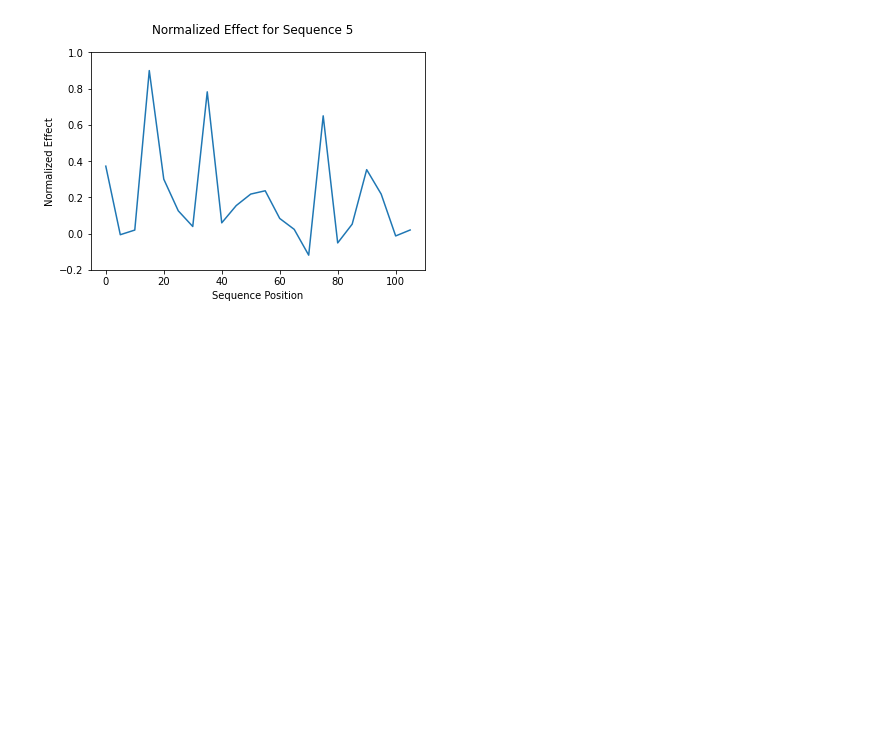
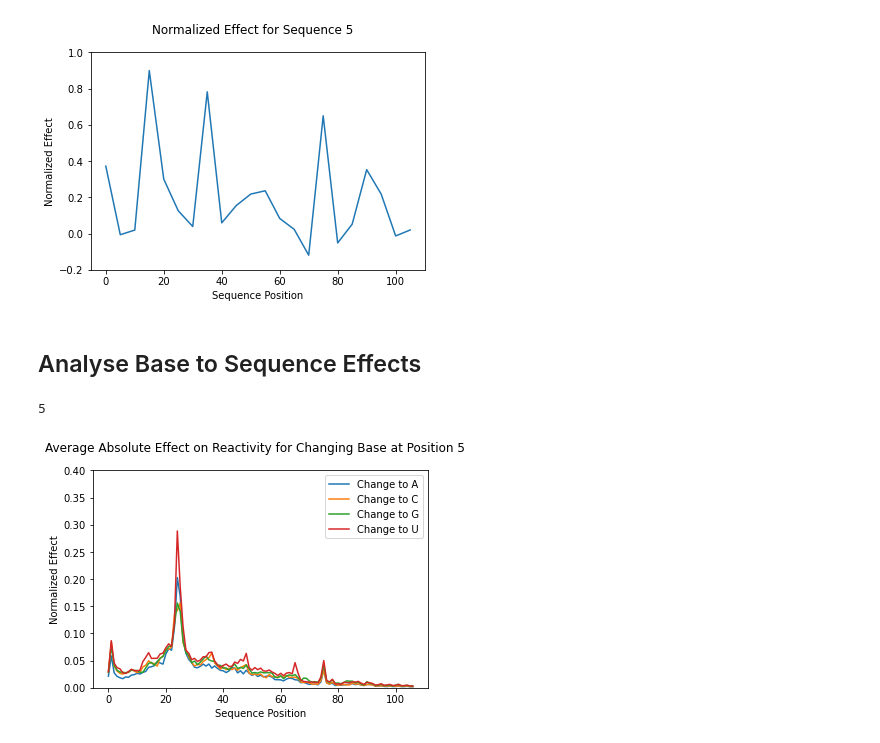
Before and after one commit to schlagercollin/covid-mrna-degradation, a Jupyter notebook: inference/inference-degradation.ipynb, the cells around one changed output. Drawn from its saved outputs; the diff is of its cells as text; code cells hidden in the pictures; blank space fills up the shorter version.

```diff
--- a/inference/inference-degradation.ipynb
+++ b/inference/inference-degradation.ipynb
@@ -393,3 +382,37 @@ plt.savefig(v)
 plt.show()
 # %% [output]
 [figure]
+# %% [markdown]
+## Analyse Base to Sequence Effects
+# %%
+base_to_sequence = np.zeros((len(range(0, 110, 5)), len([3, 4, 5, 6]), seq_len))
+original_reactivity = original[:, :, 0]
+
+j = 0
+for i in range(0, 110, 5):
+    theta = 0
+    for b in [3, 4, 5, 6]:
+        reactivity = perturbed[i][base_pairs[b]][:, :, 0]
+        abs_avg_change = np.mean(np.abs(reactivity - original_reactivity), axis = 0)
+
+        base_to_sequence[j, (b-3), :] = abs_avg_change
+    j += 1
+
+a = range(0, 110, 5)
+# %% [output]
+5
+# %%
+seq = 5
+plt.plot(range(107), base_to_sequence[seq][0], label='Change to A')
+plt.plot(range(107), base_to_sequence[seq][1], label='Change to C')
+plt.plot(range(107), base_to_sequence[seq][2], label='Change to G')
+plt.plot(range(107), base_to_sequence[seq][3], label='Change to U')
+plt.legend(loc="upper right")
+plt.ylabel('Normalized Effect')
+plt.xlabel('Sequence Position')
+plt.ylim((0, 0.4))
+plt.suptitle('Average Absolute Effect on Reactivity for Changing Base at Position ' + str(a[seq]))
+plt.savefig('Base_to_Sequence_Figures/abs_avg_effect_b2s_' + str(a[seq]) + '.png')
+plt.show()
+# %% [output]
+[figure, added]
```
Also changed, not shown: parts of 10 cells of this notebook, 6 other files.
